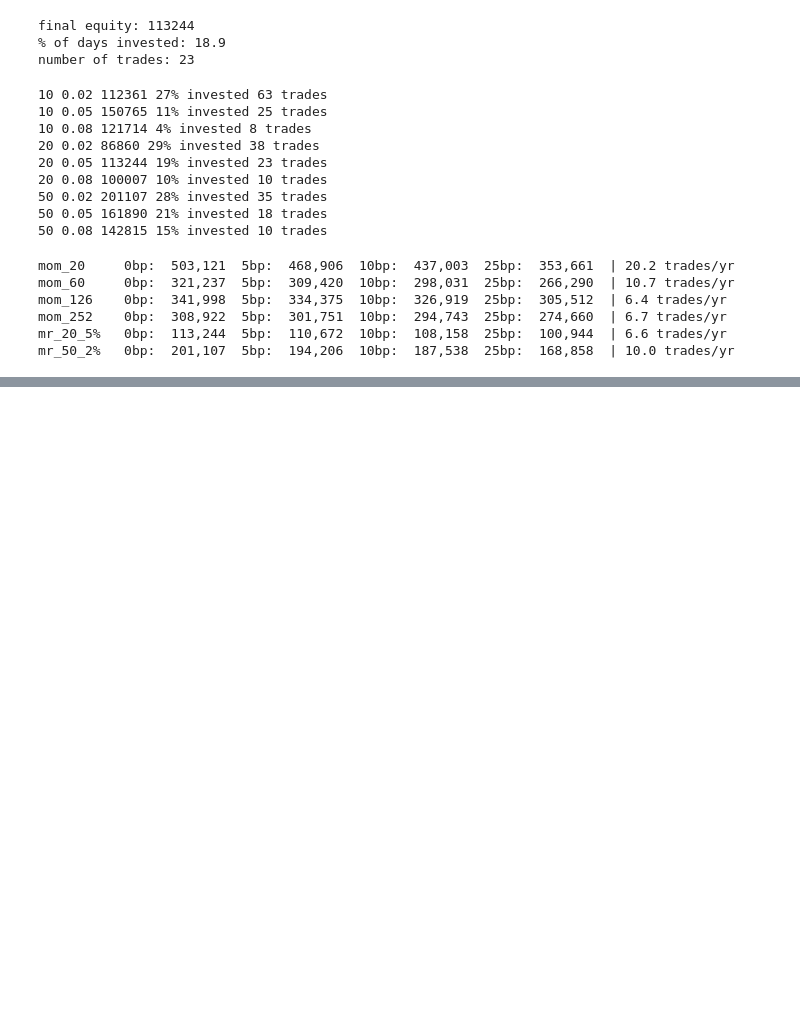
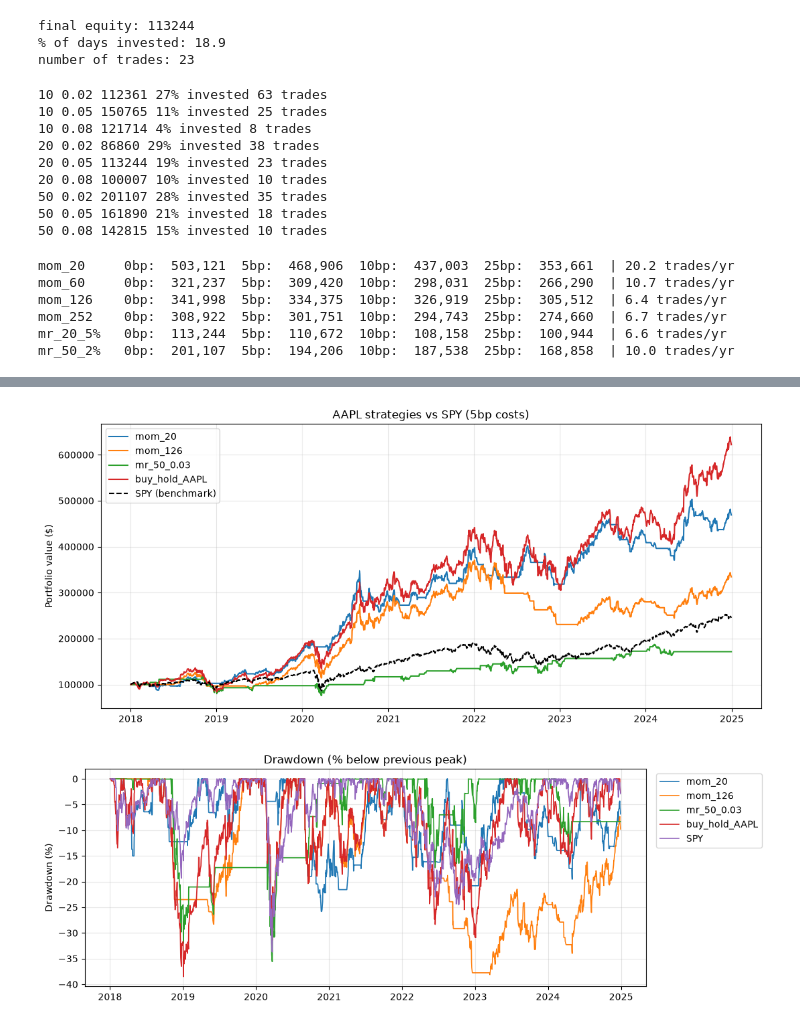
Before and after one commit to TjWill859/trading-backtester, a Jupyter notebook: sanity_check.ipynb, the cells around one changed output, grey strips where cells are left out. Cells and saved outputs as stored; diff of their text form; code cells hidden in the pictures; blank space fills up the shorter version.

Commit message:
Phase 6: equity curve and drawdown plots

```diff
--- a/sanity_check.ipynb
+++ b/sanity_check.ipynb
@@ -164,0 +178,19 @@ results_table.round(3)
+# %%
+from engine.plots import plot_equity_curves, plot_drawdowns
+
+picks = ["mom_20", "mom_126", "mr_50_0.03", "buy_hold_AAPL"]
+
+equities = {}
+for name in picks:
+    equities[name] = run_backtest(aapl, signals[name],
+                                  initial_capital=100_000, cost_bps=5)["equity"]
+
+plot_equity_curves(equities, benchmark_equity,
+                   title="AAPL strategies vs SPY (5bp costs)",
+                   save_path="results/equity_curve.png")
+
+plot_drawdowns({**equities, "SPY": benchmark_equity},
+               save_path="results/drawdown.png")
+# %% [output]
+[figure, added]
+[figure, added]
```
Also changed, not shown: parts of 2 cells of this notebook, 3 other files.
